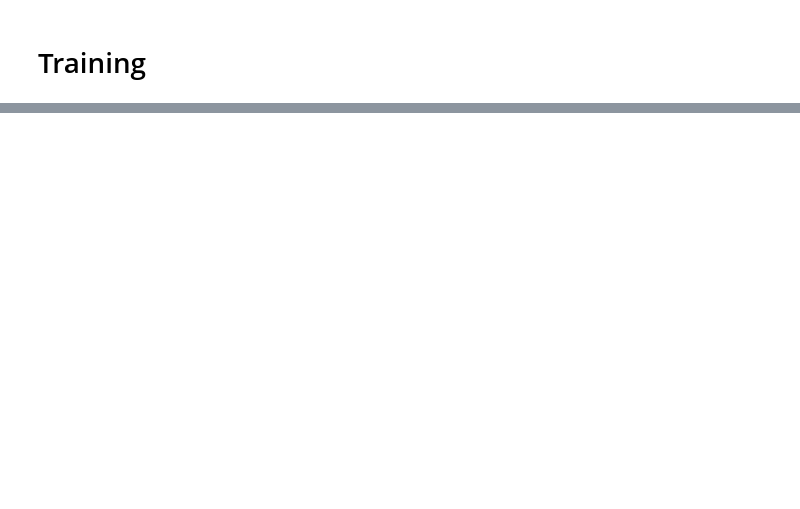
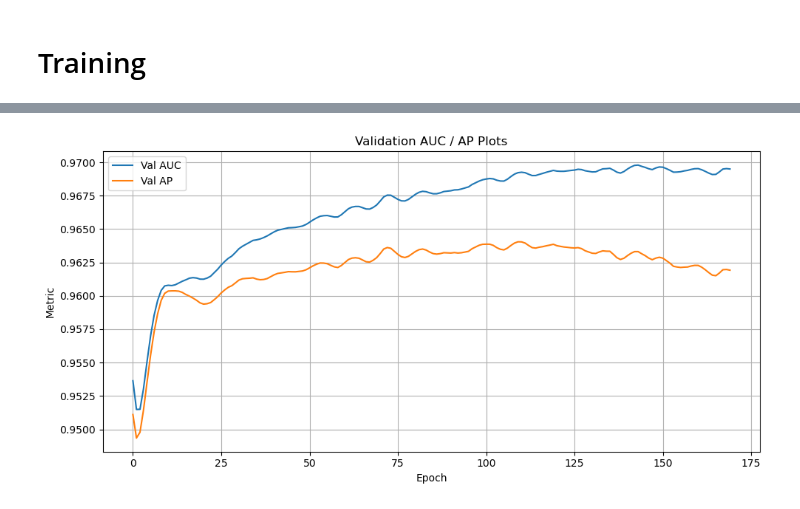
Before and after one commit to manavrm/co-purchase-prediction, a Jupyter notebook: feature_engineering_and_training.ipynb, the cells around one changed output, grey strips where cells are left out. Saved outputs shown, nothing was run; the diff lists cells and outputs as text; code cells hidden in the pictures; blank space fills up the shorter version.

```diff
--- a/feature_engineering_and_training.ipynb
+++ b/feature_engineering_and_training.ipynb
@@ -114,2 +117,0 @@ def clean_categories(row):
-# %%
-metadata_df["categories"] = metadata_df["categories"].apply(clean_categories)
@@ -534,0 +681,13 @@ plt.show()
+# %%
+plt.figure(figsize=(10, 5))
+plt.plot(val_aucs, label="Val AUC")
+plt.plot(val_aps, label="Val AP")
+plt.xlabel("Epoch")
+plt.ylabel("Metric")
+plt.title("Validation AUC / AP Plots")
+plt.legend()
+plt.grid(True)
+plt.tight_layout()
+plt.show()
+# %% [output]
+[figure, added]
```
Also changed, not shown: parts of 35 cells of this notebook.
